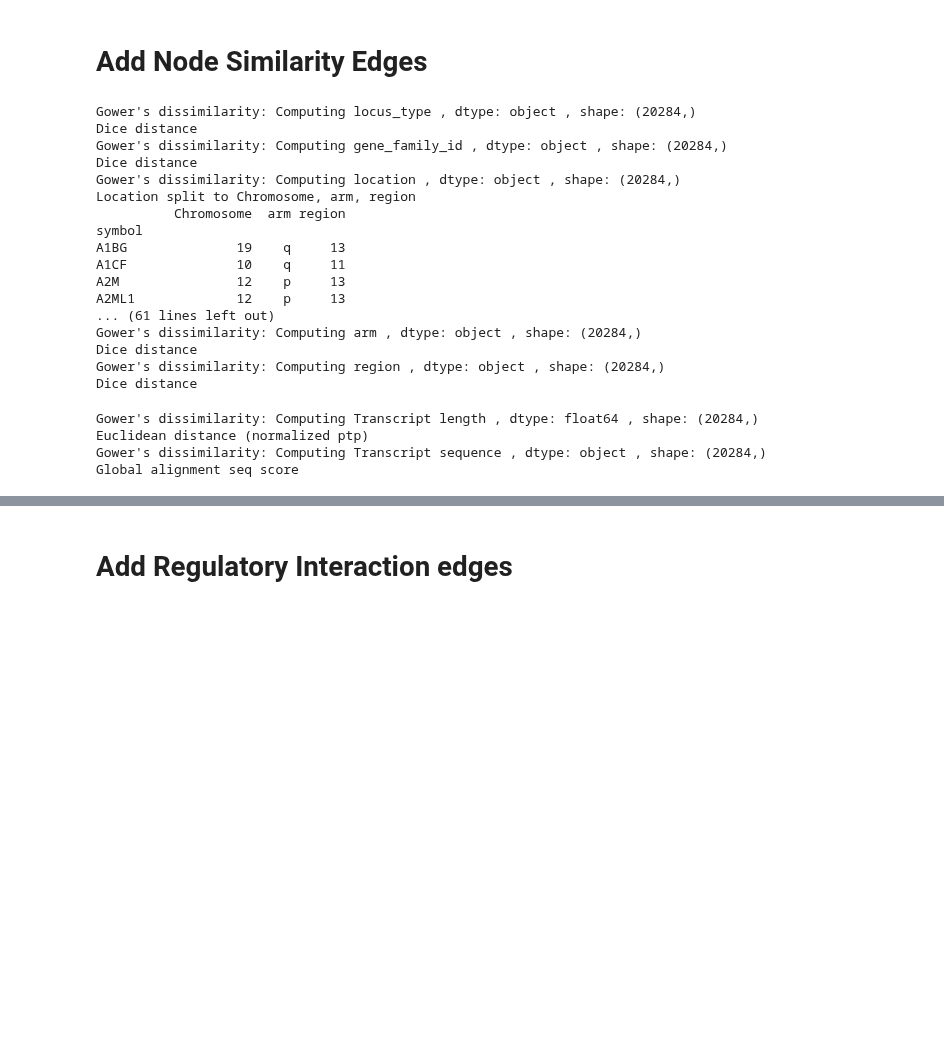
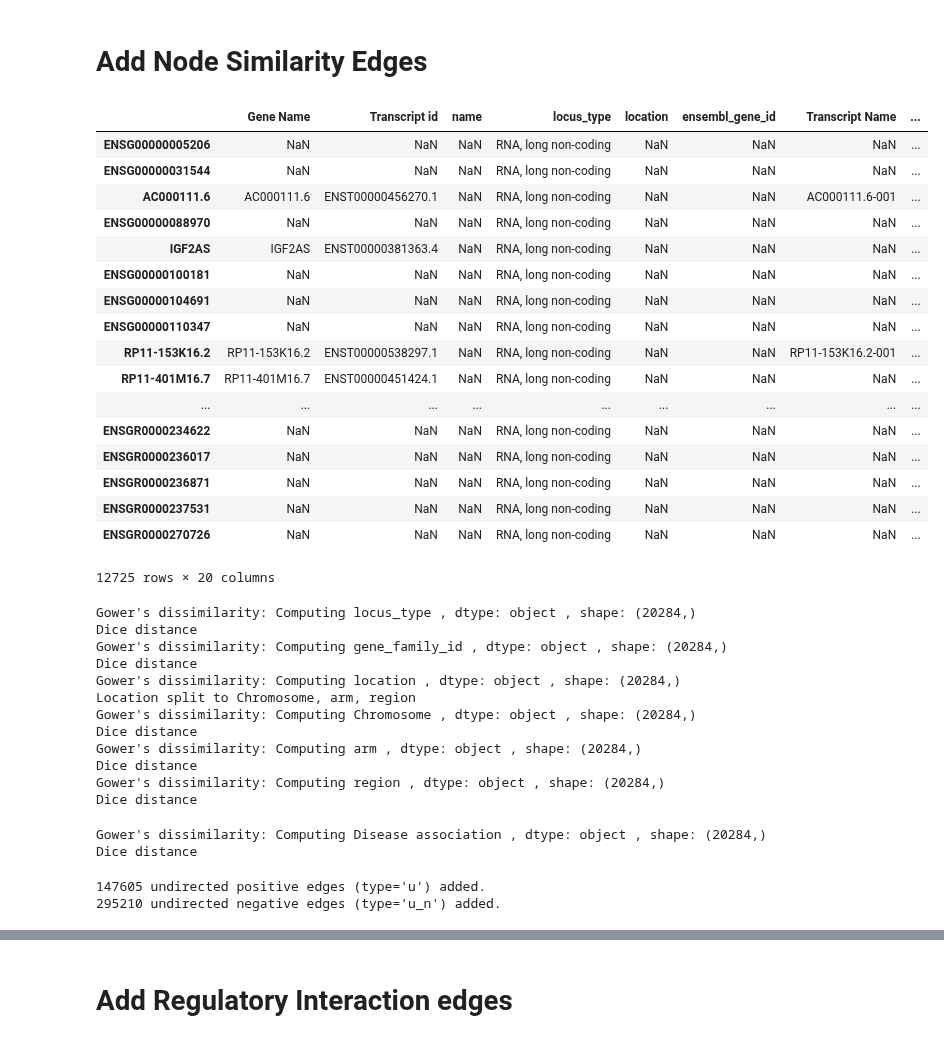
Before and after one commit to JonnyTran/MultiOmicsGraphEmbedding, a Jupyter notebook: miRNA-mRNA Load Heterogeneous Graph.ipynb, the cells around one changed output, grey strips where cells are left out. Cells and saved outputs as stored; diff of their text form; code cells hidden in the pictures; blank space fills up the shorter version.

```diff
--- a/miRNA-mRNA Load Heterogeneous Graph.ipynb
+++ b/miRNA-mRNA Load Heterogeneous Graph.ipynb
@@ -98,8 +99,30 @@ Defaulting to column, but this will raise an ambiguity error in a future version
 # %% [markdown]
 # Add Node Similarity Edges
+# %%
+luad_data.LNC.get_genes_info()
+# %% [output]
+|  | Gene Name | Transcript id | name | locus_type | location | ensembl_gene_id | Transcript Name | ... |
+| ENSG00000005206 | NaN | NaN | NaN | RNA, long non-coding | NaN | NaN | NaN | ... |
+| ENSG00000031544 | NaN | NaN | NaN | RNA, long non-coding | NaN | NaN | NaN | ... |
+| AC000111.6 | AC000111.6 | ENST00000456270.1 | NaN | RNA, long non-coding | NaN | NaN | AC000111.6-001 | ... |
+| ENSG00000088970 | NaN | NaN | NaN | RNA, long non-coding | NaN | NaN | NaN | ... |
+| IGF2AS | IGF2AS | ENST00000381363.4 | NaN | RNA, long non-coding | NaN | NaN | NaN | ... |
+| ENSG00000100181 | NaN | NaN | NaN | RNA, long non-coding | NaN | NaN | NaN | ... |
+| ENSG00000104691 | NaN | NaN | NaN | RNA, long non-coding | NaN | NaN | NaN | ... |
+| ENSG00000110347 | NaN | NaN | NaN | RNA, long non-coding | NaN | NaN | NaN | ... |
+| RP11-153K16.2 | RP11-153K16.2 | ENST00000538297.1 | NaN | RNA, long non-coding | NaN | NaN | RP11-153K16.2-001 | ... |
+| RP11-401M16.7 | RP11-401M16.7 | ENST00000451424.1 | NaN | RNA, long non-coding | NaN | NaN | NaN | ... |
+| ... | ... | ... | ... | ... | ... | ... | ... | ... |
+| ENSGR0000234622 | NaN | NaN | NaN | RNA, long non-coding | NaN | NaN | NaN | ... |
+| ENSGR0000236017 | NaN | NaN | NaN | RNA, long non-coding | NaN | NaN | NaN | ... |
+| ENSGR0000236871 | NaN | NaN | NaN | RNA, long non-coding | NaN | NaN | NaN | ... |
+| ENSGR0000237531 | NaN | NaN | NaN | RNA, long non-coding | NaN | NaN | NaN | ... |
+| ENSGR0000270726 | NaN | NaN | NaN | RNA, long non-coding | NaN | NaN | NaN | ... |
+12725 rows × 20 columns
 # %%
 network.add_edges_from_nodes_similarity(modality="GE", similarity_threshold=0.80, dissimilarity_threshold=0.1,
-                                        negative_sampling_ratio=5)
+                                        negative_sampling_ratio=2.0,
+                                       features=["locus_type", "gene_family_id", "location", "Disease association"])
 # %% [output]
 Gower's dissimilarity: Computing locus_type , dtype: object , shape: (20284,)
 Dice distance
@@ -107,20 +130,15 @@ Gower's dissimilarity: Computing gene_family_id , dtype: object , shape: (20284,
 Dice distance
 Gower's dissimilarity: Computing location , dtype: object , shape: (20284,)
 Location split to Chromosome, arm, region
-          Chromosome  arm region
-symbol
-A1BG              19    q     13
-A1CF              10    q     11
-A2M               12    p     13
-A2ML1             12    p     13
-... (61 lines left out)
+Gower's dissimilarity: Computing Chromosome , dtype: object , shape: (20284,)
+Dice distance
 Gower's dissimilarity: Computing arm , dtype: object , shape: (20284,)
 Dice distance
 Gower's dissimilarity: Computing region , dtype: object , shape: (20284,)
 Dice distance
-Gower's dissimilarity: Computing Transcript length , dtype: float64 , shape: (20284,)
-Euclidean distance (normalized ptp)
-Gower's dissimilarity: Computing Transcript sequence , dtype: object , shape: (20284,)
-Global alignment seq score
+Gower's dissimilarity: Computing Disease association , dtype: object , shape: (20284,)
+Dice distance
+147605 undirected positive edges (type='u') added.
+295210 undirected negative edges (type='u_n') added.
 # %%
 network.add_edges_from_nodes_similarity(modality="MIR", similarity_threshold=0.80, dissimilarity_threshold=0.1,
```
Also changed, not shown: parts of 9 cells of this notebook, 3 other files.
